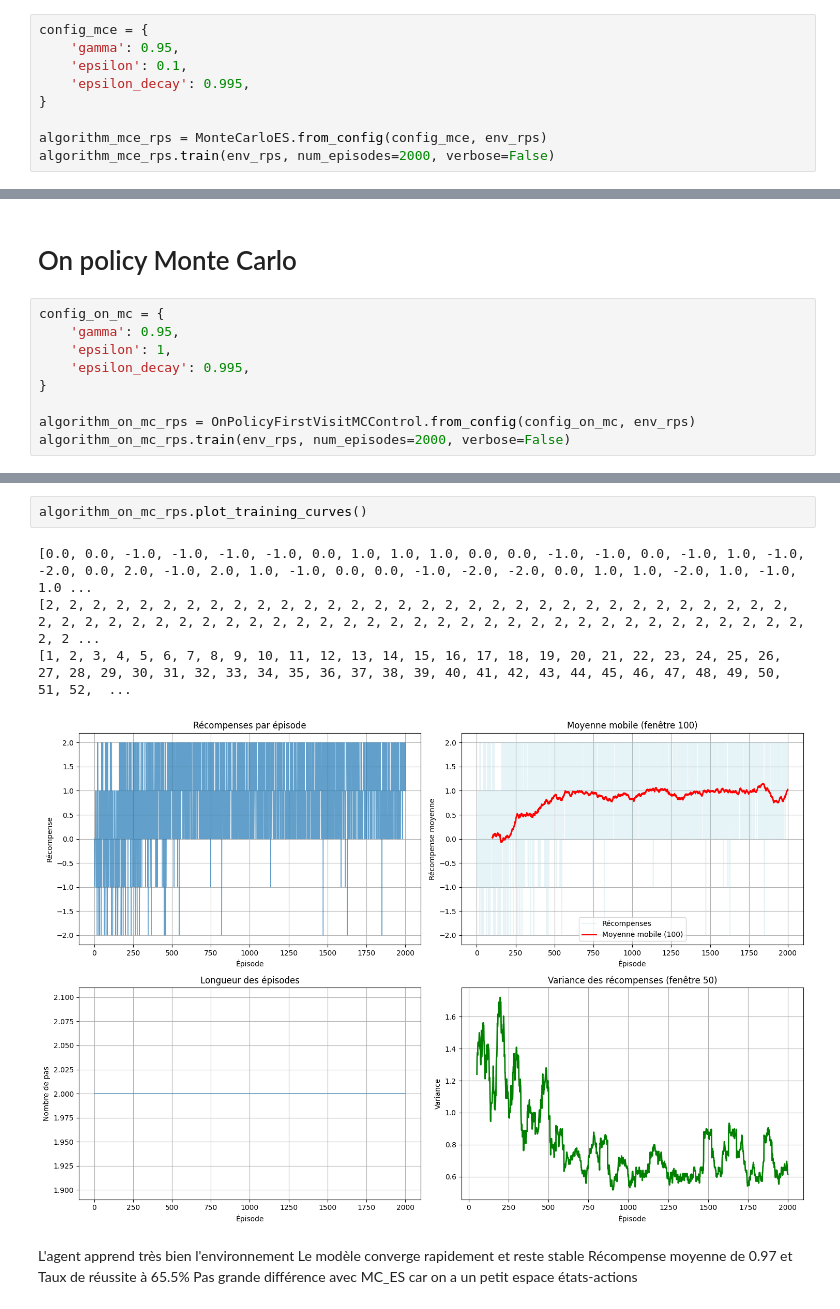
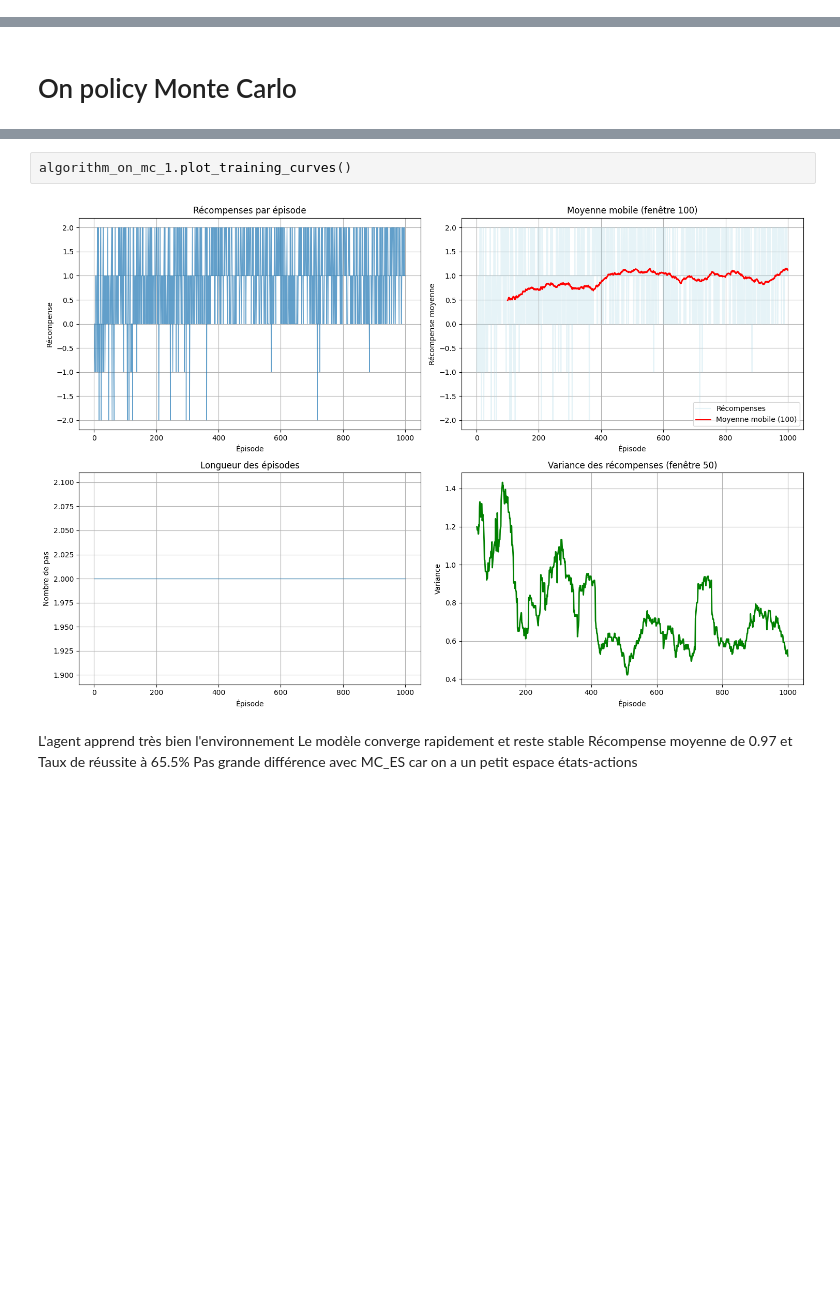
Before and after one commit to MatyLo/Projet_RL, a Jupyter notebook: Apprentissage_rps.ipynb, the cells around one changed output, grey strips where cells are left out. Cells and saved outputs as stored; diff of their text form; blank space fills up the shorter version.

```diff
--- a/Apprentissage_rps.ipynb
+++ b/Apprentissage_rps.ipynb
@@ -297,10 +402 @@ with open("outputs/rps/demo_pas_à_pas/demo_value_iteration.txt", "w", encoding=
 Plus d’épisodes = meilleure estimation de Q(s,a), doit être assez grand pour garantir la convergence.
-# %%
-config_mce = {
-    'gamma': 0.95,
-    'epsilon': 0.1,
-    'epsilon_decay': 0.995,
-}
-
-algorithm_mce_rps = MonteCarloES.from_config(config_mce, env_rps)
-algorithm_mce_rps.train(env_rps, num_episodes=2000, verbose=False)
@@ -430,12 +598,3 @@ with open("outputs/rps/demo_pas_à_pas/demo_monte_carlo_es.txt", "w", encoding="
     f.write(buffer.getvalue())
 # %% [markdown]
 # On policy Monte Carlo
-# %%
-config_on_mc = {
-    'gamma': 0.95,
-    'epsilon': 1,
-    'epsilon_decay': 0.995,
-}
-
-algorithm_on_mc_rps = OnPolicyFirstVisitMCControl.from_config(config_on_mc, env_rps)
-algorithm_on_mc_rps.train(env_rps, num_episodes=2000, verbose=False)
@@ -518,10 +754,7 @@ Temps d'évaluation: 0.03s
 # %%
-algorithm_on_mc_rps.plot_training_curves()
+algorithm_on_mc_1.plot_training_curves()
 # %% [output]
-[0.0, 0.0, -1.0, -1.0, -1.0, -1.0, 0.0, 1.0, 1.0, 1.0, 0.0, 0.0, -1.0, -1.0, 0.0, -1.0, 1.0, -1.0, -2.0, 0.0, 2.0, -1.0, 2.0, 1.0, -1.0, 0.0, 0.0, -1.0, -2.0, -2.0, 0.0, 1.0, 1.0, -2.0, 1.0, -1.0, 1.0 ...
-[2, 2, 2, 2, 2, 2, 2, 2, 2, 2, 2, 2, 2, 2, 2, 2, 2, 2, 2, 2, 2, 2, 2, 2, 2, 2, 2, 2, 2, 2, 2, 2, 2, 2, 2, 2, 2, 2, 2, 2, 2, 2, 2, 2, 2, 2, 2, 2, 2, 2, 2, 2, 2, 2, 2, 2, 2, 2, 2, 2, 2, 2, 2, 2, 2, 2, 2 ...
-[1, 2, 3, 4, 5, 6, 7, 8, 9, 10, 11, 12, 13, 14, 15, 16, 17, 18, 19, 20, 21, 22, 23, 24, 25, 26, 27, 28, 29, 30, 31, 32, 33, 34, 35, 36, 37, 38, 39, 40, 41, 42, 43, 44, 45, 46, 47, 48, 49, 50, 51, 52,  ...
-[figure, old version]
+[figure, new version]
 # %% [markdown]
 L'agent apprend très bien l'environnement
 Le modèle converge rapidement et reste stable
```
Also changed, not shown: parts of 55 cells of this notebook, 31 other files.
